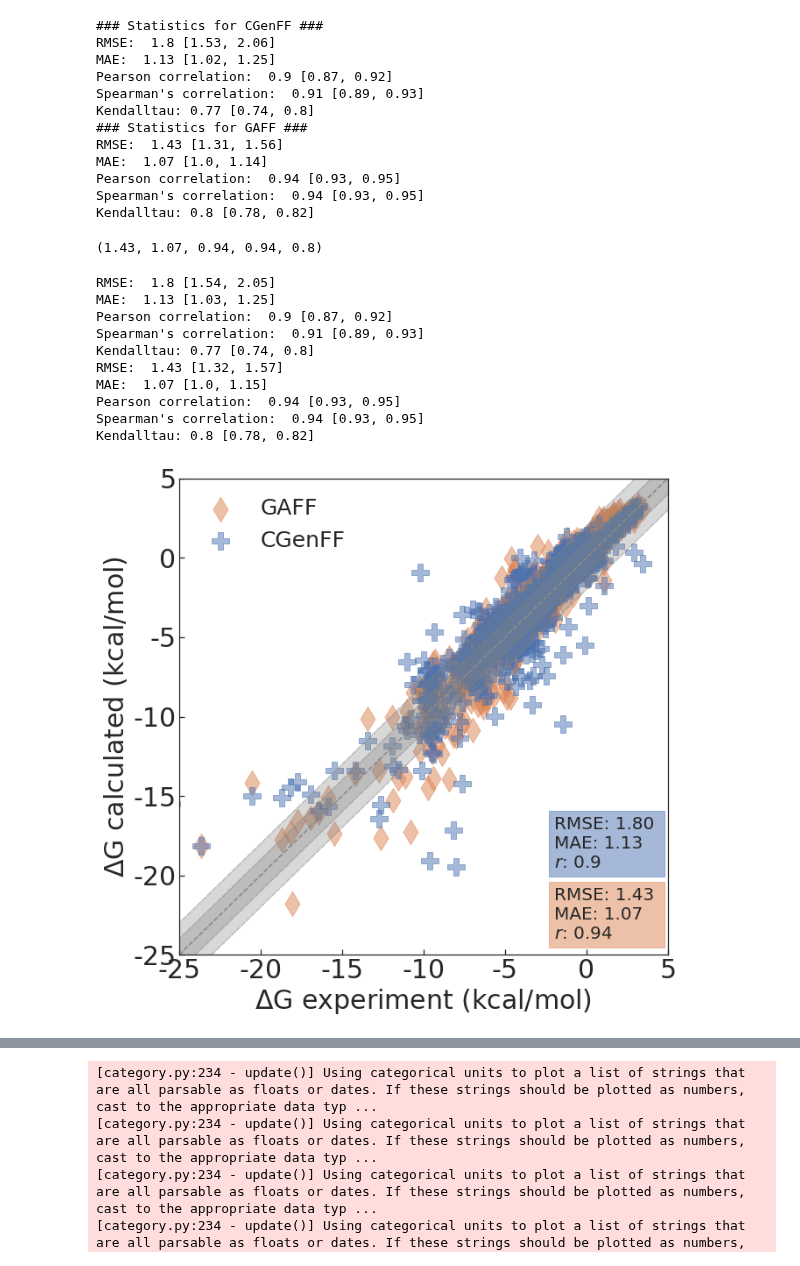
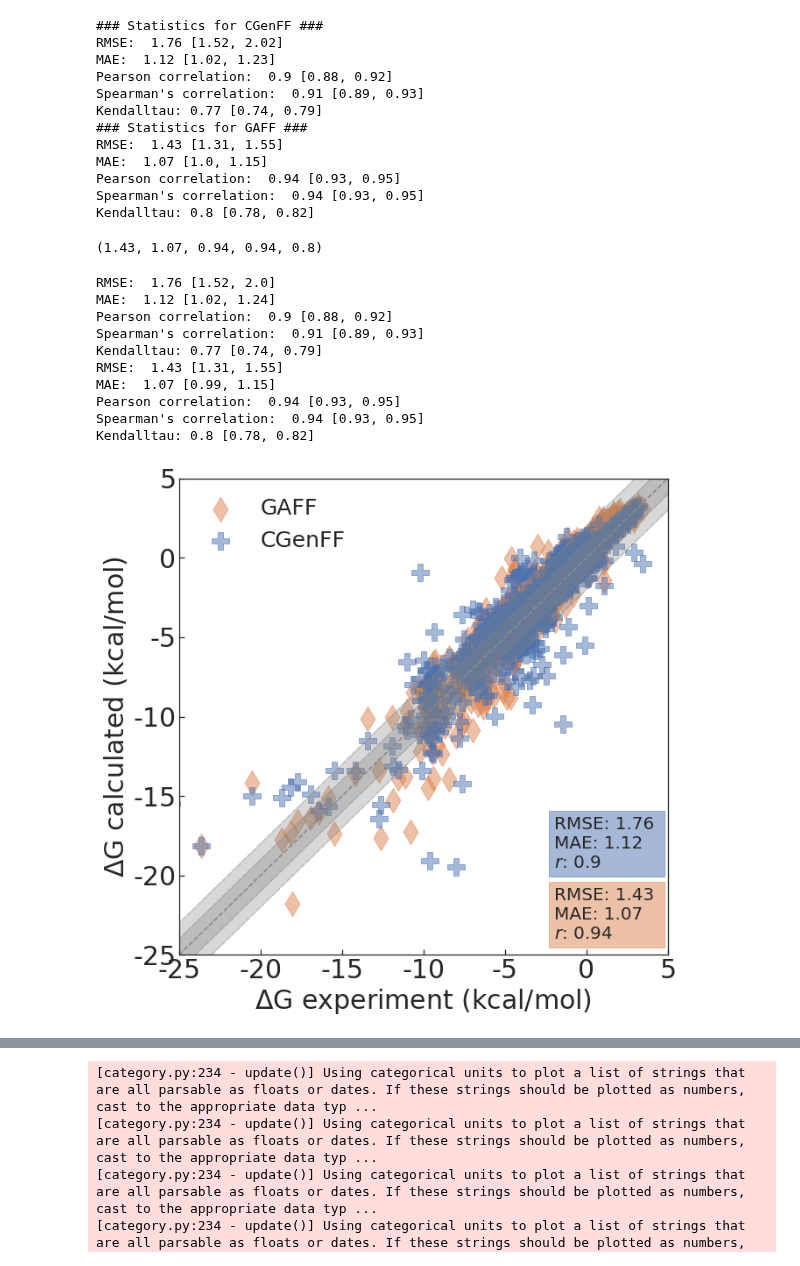
Before and after one commit to JohannesKarwou/notebooks, a Jupyter notebook: freeSolvSummary.ipynb, the cells around one changed output, grey strips where cells are left out. Saved outputs shown, nothing was run; the diff lists cells and outputs as text; code cells hidden in the pictures.

Commit message:
new RMSE

```diff
--- a/freeSolvSummary.ipynb
+++ b/freeSolvSummary.ipynb
@@ -27,7 +27,7 @@ sns.set_theme(
 )
 # %%
 data = pd.read_csv(
-    "https://raw.githubusercontent.com/JohannesKarwou/notebooks/main/data/lrc_corrected.csv"
+    "https://raw.githubusercontent.com/JohannesKarwou/notebooks/main/data/freeSolvCGenFF.csv"
 )
 # %%
 def plotting_grey_area(i, one_plot=False):
@@ -159,14 +159,14 @@ calculate_statistics(
 )
 # %% [output]
 ### Statistics for CGenFF ###
-RMSE:  1.8 [1.53, 2.06]
-MAE:  1.13 [1.02, 1.25]
-Pearson correlation:  0.9 [0.87, 0.92]
+RMSE:  1.76 [1.52, 2.02]
+MAE:  1.12 [1.02, 1.23]
+Pearson correlation:  0.9 [0.88, 0.92]
 Spearman's correlation:  0.91 [0.89, 0.93]
-Kendalltau: 0.77 [0.74, 0.8]
+Kendalltau: 0.77 [0.74, 0.79]
 ### Statistics for GAFF ###
-RMSE:  1.43 [1.31, 1.56]
-MAE:  1.07 [1.0, 1.14]
+RMSE:  1.43 [1.31, 1.55]
+MAE:  1.07 [1.0, 1.15]
 Pearson correlation:  0.94 [0.93, 0.95]
 Spearman's correlation:  0.94 [0.93, 0.95]
 Kendalltau: 0.8 [0.78, 0.82]
@@ -197,41 +197,41 @@ tf = data["dG (TF) lrc"]
 #     linestyle="",
 #     marker="P",
 #     alpha=0.5,
 #     color="C0",
 # )
 axs.scatter(x, mobley, label="GAFF", marker="d", alpha=0.5, color="C1")
 axs.scatter(x, tf, label="CGenFF", marker="P", alpha=0.5, color="C0")
 
 
 plotting_grey_area(0, one_plot=True)
 axs.set_xlim([-25, 5])
 axs.set_ylim([-25, 5])
 axs.set_xlabel("$\Delta$G experiment (kcal/mol)")
 axs.set_ylabel("$\Delta$G calculated (kcal/mol)")
 plt.legend(frameon=False)
 
 rmse, mae, r, _, _  = calculate_statistics(x,tf)
-text = f'RMSE: 1.80 \nMAE: {mae} \n$r$: {r}'
+text = f'RMSE: {rmse} \nMAE: {mae} \n$r$: {r}'
 axs.text(-2,-19.5, text , fontsize=20, bbox ={'boxstyle': 'square', 'fill': True, 'fc': 'C0', 'ec': 'C0', 'alpha': 0.5})
 
 rmse, mae, r, _, _  = calculate_statistics(x,mobley)
 text = f'RMSE: {rmse} \nMAE: {mae} \n$r$: {r}'
 axs.text(-2,-24, text , fontsize=20, bbox ={'boxstyle': 'square', 'fill': True, 'fc': 'C1', 'ec': 'C1', 'alpha': 0.5})
 
 
 plt.savefig("images/overview_charmm_vs_gaff.pdf")
 # %% [output]
-RMSE:  1.8 [1.54, 2.05]
-MAE:  1.13 [1.03, 1.25]
-Pearson correlation:  0.9 [0.87, 0.92]
+RMSE:  1.76 [1.52, 2.0]
+MAE:  1.12 [1.02, 1.24]
+Pearson correlation:  0.9 [0.88, 0.92]
 Spearman's correlation:  0.91 [0.89, 0.93]
-Kendalltau: 0.77 [0.74, 0.8]
-RMSE:  1.43 [1.32, 1.57]
-MAE:  1.07 [1.0, 1.15]
+Kendalltau: 0.77 [0.74, 0.79]
+RMSE:  1.43 [1.31, 1.55]
+MAE:  1.07 [0.99, 1.15]
 Pearson correlation:  0.94 [0.93, 0.95]
 Spearman's correlation:  0.94 [0.93, 0.95]
 Kendalltau: 0.8 [0.78, 0.82]
-[figure, old version]
+[figure, new version]
 # %%
 # data_reduced = data.dropna(subset=["dG (Brooks)"])
 # print(len(data_reduced))
```
Also changed, not shown: parts of 7 cells of this notebook, 9 other files.
